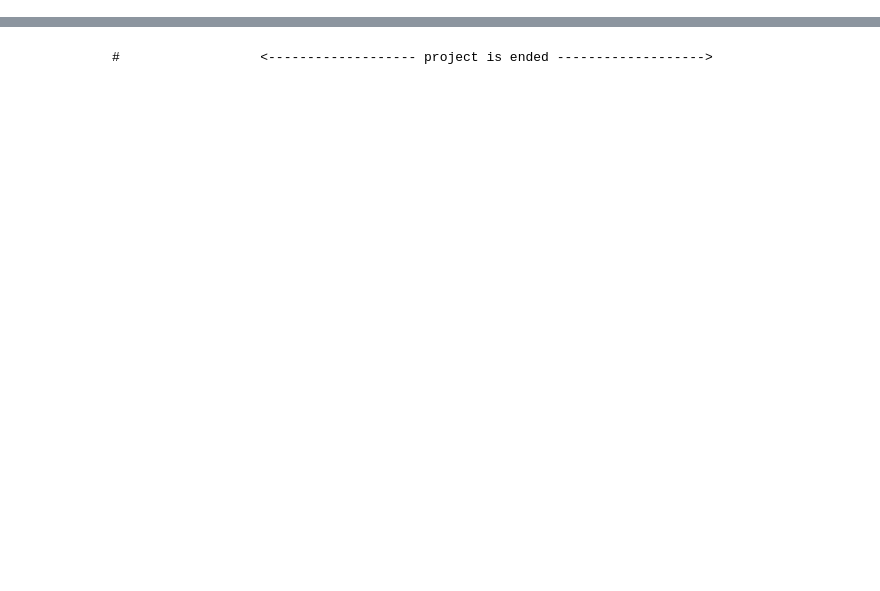
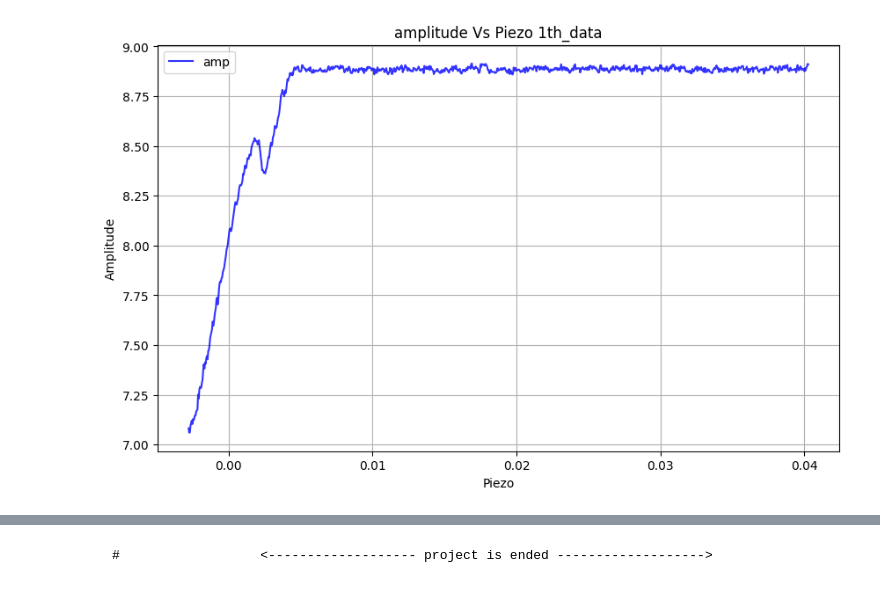
Before and after one commit to mohdrafik/python-codes-projects, a Jupyter notebook: process_plot_data.ipynb, the cells around one changed output, grey strips where cells are left out. Saved outputs shown, nothing was run; the diff lists cells and outputs as text; code cells hidden in the pictures; blank space fills up the shorter version.

Commit message:
this is the ipynb file -> whcih is changed and also contain the all programs also

```diff
--- a/process_plot_data.ipynb
+++ b/process_plot_data.ipynb
@@ -214,0 +260,84 @@ print(Phase_seperate_list)
+# %%
+# this is main program start here ------------>
+import matplotlib.pyplot as plt
+import numpy as np
+import pandas as pd
+import scipy.io as sio
+import os
+from termcolor import colored
+
+from listxlsfilesinOrder import listxlsFiles
+from  converdfSetAxisgetNumpyArray import readASdfsetaxisAmpasnp
+from plotmatlabfun import plot_data
+from reverseArrayOfAvgWindow import reverseArrayofAvgValuesWndsize
+from detect_inflexiondy_dxZero import detect_inflexion_pointAfterAverage
+from final_index_calculation import findActualInflexion
+from inflexionMinimadownbump import findDownBump
+from fitselectdataRange1bymfind import find1bymcampdfandfit
+from savefiledf2dat import filesaveDatain_dat
+
+data_path =  "dataproblem\\"
+amp_inOrder,Phase_inOrder = listxlsFiles(data_path)
+
+for i in range(len(amp_inOrder)):
+    filenameAmplitude = amp_inOrder[i]
+    filenamephase = Phase_inOrder[i]
+    print(f"I am dealing with file = {i+1}.")
+#     readASdfsetaxisAmpasnp(data_path,filenameAmplitude,filenamephase)
+    print(f"I have read and converted the data in dataframe and numpy array and no of row in amp as data_endamp for file {i+1} named as {filenameAmplitude} and {filenamephase}.")
+    res = readASdfsetaxisAmpasnp(data_path,filenameAmplitude,filenamephase)
+    ampdf = res[0]
+    phasedf = res[1]
+    data_endamp = res[2]
+    ampdfPiezoColumnarr = res[3]
+    ampdfAmplitudeColumnarr = res[4]
+
+    plt.figure()
+    plot_data(ampdf,label='amp',color='blue', marker='', markersize=1,alpha=0.8,title=f"amplitude Vs Piezo {i+1}th_data",Xaxis="Piezo",Yaxis='Amplitude')
+    plt.show()
+    plt.figure()
+    plot_data(phasedf,label='phase',color='red', marker='', markersize=1,alpha=0.6,title=f"Phase Vs Piezo {i+1}th_data",Xaxis="Piezo",Yaxis='Phase')
+    plt.show()
+    avg_window = 7
+    list_avg = reverseArrayofAvgValuesWndsize(ampdf,phasedf,avg_window)
+    plt.figure()
+    plot_data(list_avg,label=f"avg of {avg_window} ",title=f"avg plot of {avg_window} data points for {i+1} file")
+    plt.show()
+    consecutive_decrease_windowsize = 6
+    index = detect_inflexion_pointAfterAverage(ampdf,list_avg,consecutive_decrease_windowsize)
+    inflexion_After_avg =  index
+    print("index of inflexion point w.r.to the average list(i.e. in list_avg) :",inflexion_After_avg,"<-->")
+
+
+    final_Actual_index = findActualInflexion(inflexion_After_avg,list_avg,data_endamp,avg_window,ampdfAmplitudeColumnarr,ampdfPiezoColumnarr)
+    zero_orFlatAmp = final_Actual_index
+    print(zero_orFlatAmp )
+    print(ampdf.iloc[final_Actual_index,0])
+
+    # <--------- it is for the finding the downbump in the actual data ... >
+    res_indices = findDownBump(ampdf,zero_orFlatAmp)
+    index_inflexion = res_indices[0]
+    print("\n index_inflexion ---------->",index_inflexion)
+    index_minima = res_indices[1]
+    print("\n index_minima ---------->",index_minima)
+    backward_MinimaBump_nmValue = 4.0
+    forward_MinimaBump_nmValue = 10.0
+
+#     (ampdata2saveAspiezo_nm,ampdata2saveAsAmplitude_nm,phasedata2savedegree)
+    res_m = find1bymcampdfandfit(ampdf,phasedf,backward_MinimaBump_nmValue,forward_MinimaBump_nmValue,res_indices,data_endamp,i,part1=None,part2 =None)
+    ampdata2saveAspiezo_nm = res_m[0]
+    ampdata2saveAsAmplitude_nm = res_m[1]
+    phasedata2savedegree = res_m[2]
+
+    fdata_path = "dataproblem\\"
+    directory_name = "processdata\\"
+    directory_path = os.path.join(fdata_path,directory_name)
+    if not os.path.exists(directory_path):
+        # If not, create the directory
+        os.makedirs(directory_path)
+        print(f"Directory '{directory_name}' created successfully.")
+    else:
+        print(f"Directory '{directory_name}' already exists.")
+
+    filesaveDatain_dat(directory_path,ampdata2saveAspiezo_nm,ampdata2saveAsAmplitude_nm,phasedata2savedegree,filenameAmplitude,filenamephase)
+# %% [output]
@@ -214,0 +362 @@ print(Phase_seperate_list)
+[figure, added]
```
Also changed, not shown: parts of 24 cells of this notebook, 1 other file.
